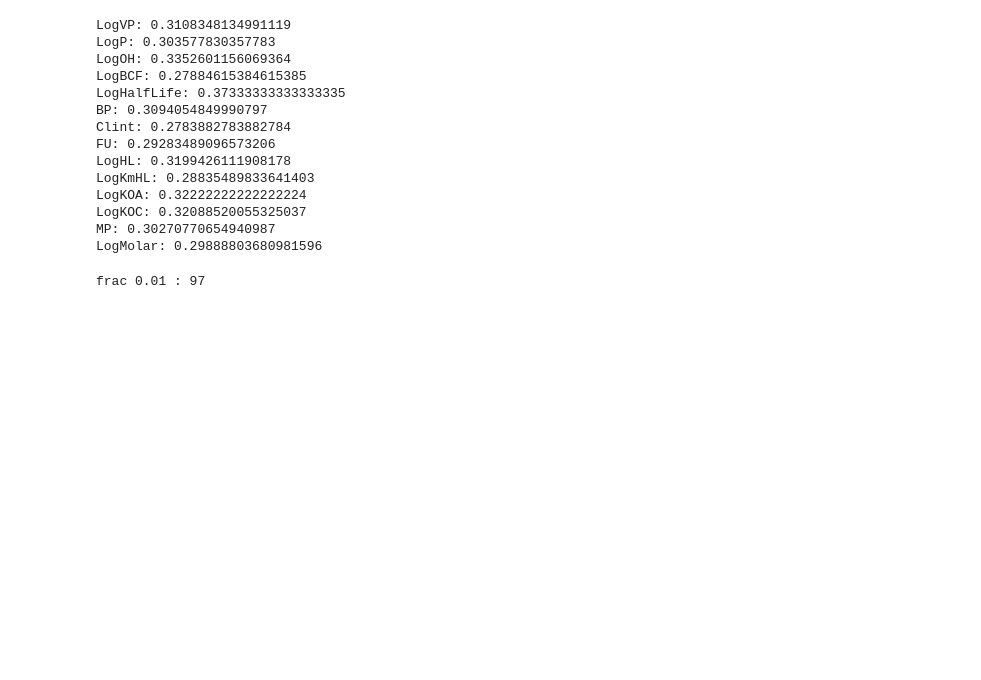
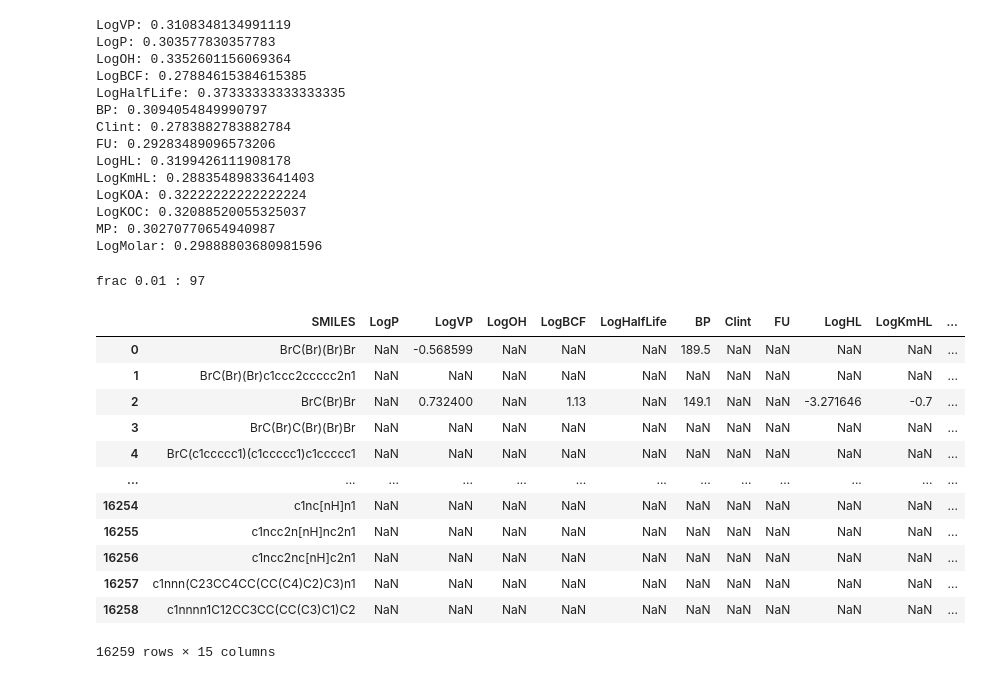
Before and after one commit to Cschiebroek/Digital_Chemistry, a Jupyter notebook: low_data_SAMPL6_template.ipynb, the cells around one changed output. Cells and saved outputs as stored; diff of their text form; code cells hidden in the pictures; blank space fills up the shorter version.

```diff
--- a/low_data_SAMPL6_template.ipynb
+++ b/low_data_SAMPL6_template.ipynb
@@ -56,6 +56,22 @@ test.to_csv(out_dir + 'MTL/test.csv', index=False)
 property_list = mtl_less_data.drop(columns='SMILES').columns.to_list()
 # %% [output]
 frac 0.01 : 97
+# %%
+mtl_less_data
+# %% [output]
+|  | SMILES | LogP | LogVP | LogOH | LogBCF | LogHalfLife | BP | Clint | FU | LogHL | LogKmHL | ... |
+| 0 | BrC(Br)(Br)Br | NaN | -0.568599 | NaN | NaN | NaN | 189.5 | NaN | NaN | NaN | NaN | ... |
+| 1 | BrC(Br)(Br)c1ccc2ccccc2n1 | NaN | NaN | NaN | NaN | NaN | NaN | NaN | NaN | NaN | NaN | ... |
+| 2 | BrC(Br)Br | NaN | 0.732400 | NaN | 1.13 | NaN | 149.1 | NaN | NaN | -3.271646 | -0.7 | ... |
+| 3 | BrC(Br)C(Br)(Br)Br | NaN | NaN | NaN | NaN | NaN | NaN | NaN | NaN | NaN | NaN | ... |
+| 4 | BrC(c1ccccc1)(c1ccccc1)c1ccccc1 | NaN | NaN | NaN | NaN | NaN | NaN | NaN | NaN | NaN | NaN | ... |
+| ... | ... | ... | ... | ... | ... | ... | ... | ... | ... | ... | ... | ... |
+| 16254 | c1nc[nH]n1 | NaN | NaN | NaN | NaN | NaN | NaN | NaN | NaN | NaN | NaN | ... |
+| 16255 | c1ncc2n[nH]nc2n1 | NaN | NaN | NaN | NaN | NaN | NaN | NaN | NaN | NaN | NaN | ... |
+| 16256 | c1ncc2nc[nH]c2n1 | NaN | NaN | NaN | NaN | NaN | NaN | NaN | NaN | NaN | NaN | ... |
+| 16257 | c1nnn(C23CC4CC(CC(C4)C2)C3)n1 | NaN | NaN | NaN | NaN | NaN | NaN | NaN | NaN | NaN | NaN | ... |
+| 16258 | c1nnnn1C12CC3CC(CC(C3)C1)C2 | NaN | NaN | NaN | NaN | NaN | NaN | NaN | NaN | NaN | NaN | ... |
+16259 rows × 15 columns
 # %%
 # train STL
 os.system(f'''chemprop train \
```
Also changed, not shown: parts of 10 cells of this notebook, 2 other files.
